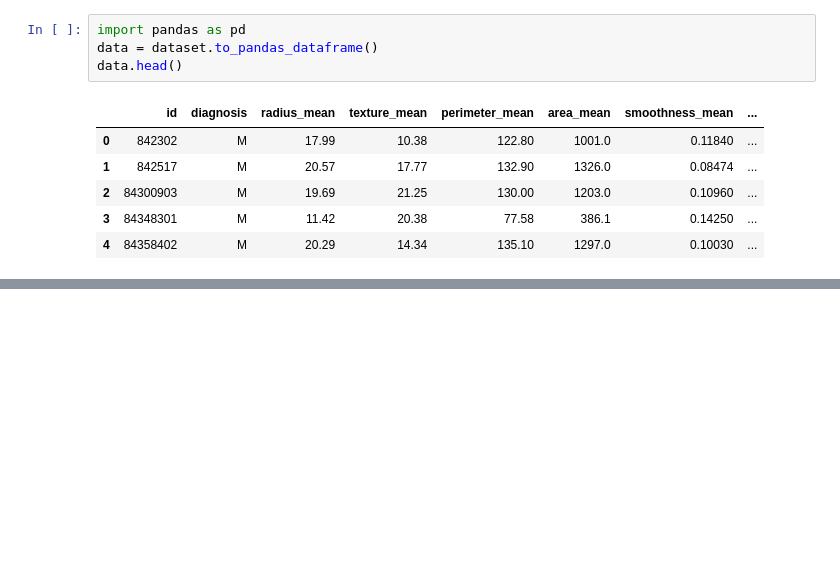
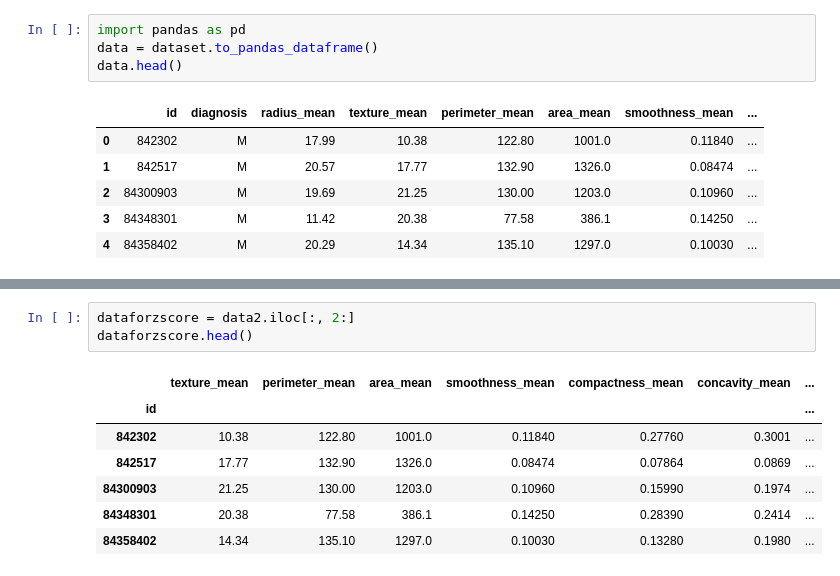
Before and after one commit to a-forty-two/diamler_17_jan, a Jupyter notebook: 04_Azure_MLipynb.ipynb, the cells around one changed output, grey strips where cells are left out. Drawn from its saved outputs; the diff is of its cells as text; blank space fills up the shorter version.

```diff
--- a/04_Azure_MLipynb.ipynb
+++ b/04_Azure_MLipynb.ipynb
@@ -62,0 +104,11 @@ data.head()
+# %%
+dataforzscore = data2.iloc[:, 2:]
+dataforzscore.head()
+# %% [output]
+|  | texture_mean | perimeter_mean | area_mean | smoothness_mean | compactness_mean | concavity_mean | ... |
+| id |  |  |  |  |  |  | ... |
+| 842302 | 10.38 | 122.80 | 1001.0 | 0.11840 | 0.27760 | 0.3001 | ... |
+| 842517 | 17.77 | 132.90 | 1326.0 | 0.08474 | 0.07864 | 0.0869 | ... |
+| 84300903 | 21.25 | 130.00 | 1203.0 | 0.10960 | 0.15990 | 0.1974 | ... |
+| 84348301 | 20.38 | 77.58 | 386.1 | 0.14250 | 0.28390 | 0.2414 | ... |
+| 84358402 | 14.34 | 135.10 | 1297.0 | 0.10030 | 0.13280 | 0.1980 | ... |
```
Also changed, not shown: parts of 14 cells of this notebook.
